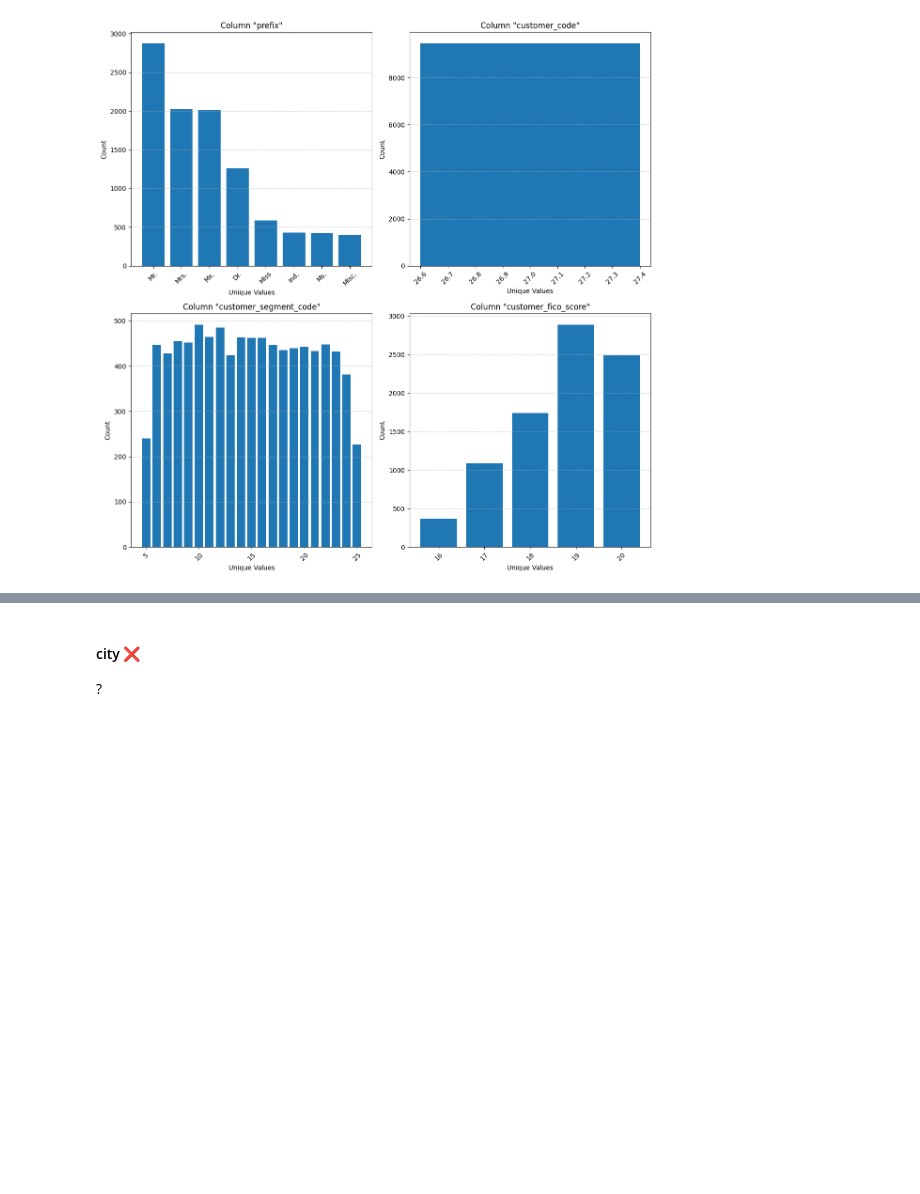
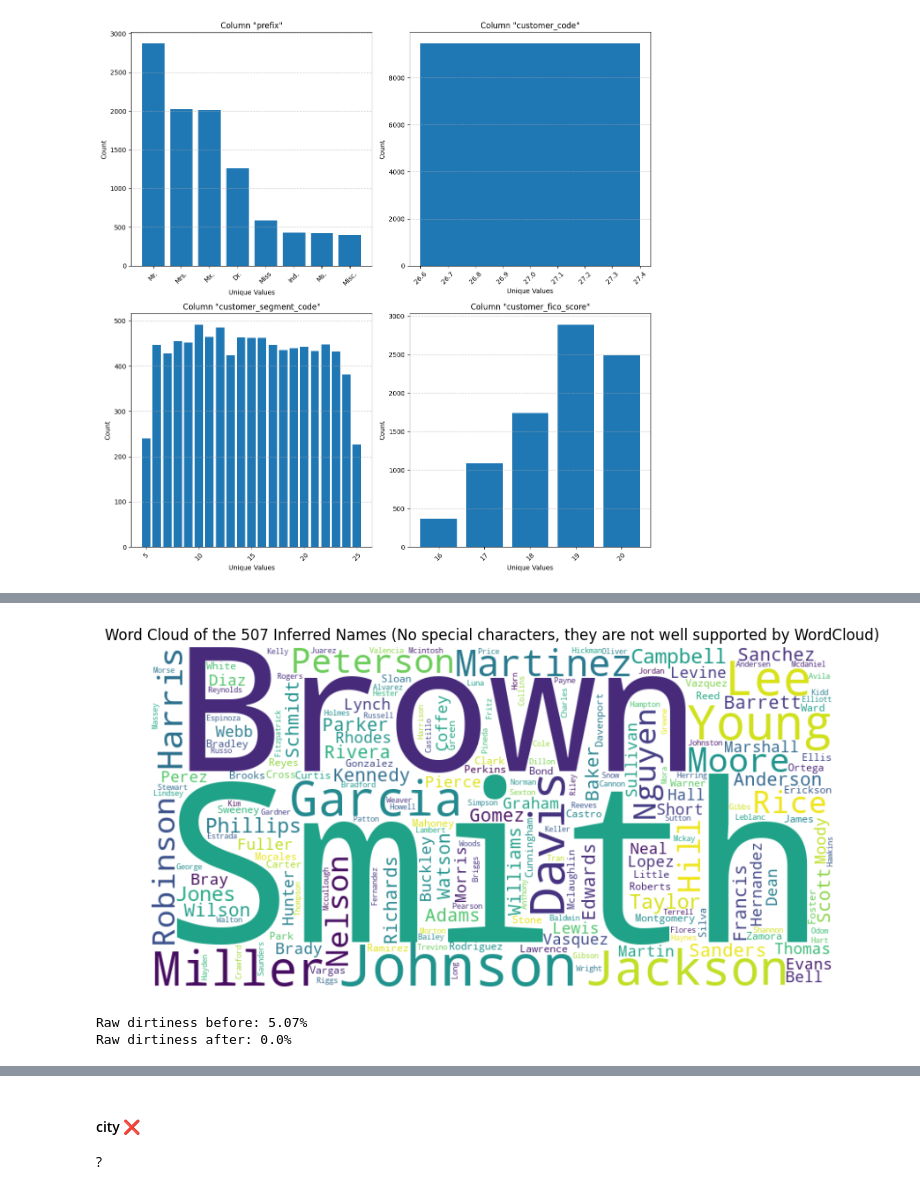
Before and after one commit to Romain-Jochum/ECC_Data_Cleansing, a Jupyter notebook: final_project.ipynb, the cells around one changed output, grey strips where cells are left out. Drawn from its saved outputs; the diff is of its cells as text; code cells hidden in the pictures; blank space fills up the shorter version.

```diff
--- a/final_project.ipynb
+++ b/final_project.ipynb
@@ -234 +371,13 @@ Difference between Original and Cleaned DataFrames:
+# %%
+lastname_clean_obj.generate_wordcloud(names = lastname_clean_obj.inferred_names, description = 'Inferred Names')
+lastname_clean_obj.raw_dirtiness()
+# %% [output]
+[figure, added]
+# %%
+lastname_clean_obj.print_dirtiness("Raw",lastname_clean_obj.raw_dirtiness_percentages[0], lastname_clean_obj.raw_dirtiness_percentages[1])
+del lastname_clean_obj
+# not_name_percentages
+# %% [output]
+Raw dirtiness before: 5.07%
+Raw dirtiness after: 0.0%
 # %% [markdown]
```
Also changed, not shown: parts of 62 cells of this notebook, 1 other file.
